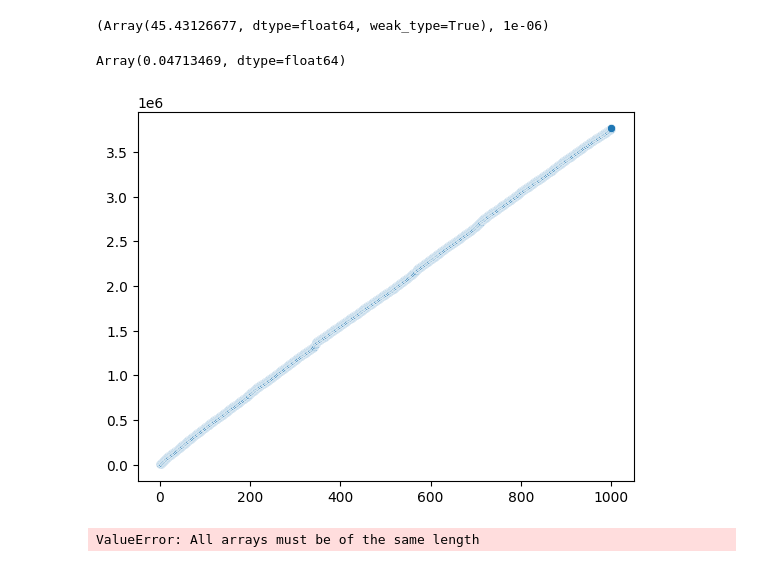
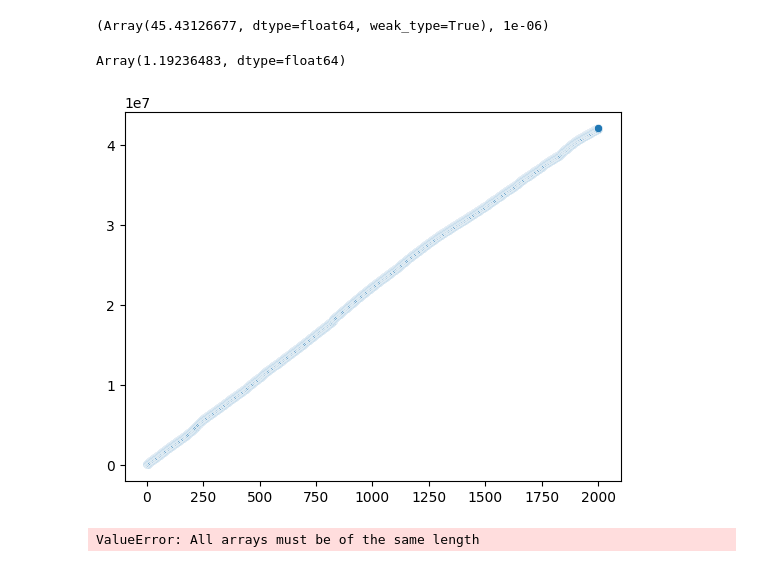
Before and after one commit to reubenharry/jax-md, a Jupyter notebook: notebooks/ad_mclmc.ipynb, the cells around one changed output. Cells and saved outputs as stored; diff of their text form; code cells hidden in the pictures.

Commit message:
masses

```diff
--- a/notebooks/ad_mclmc.ipynb
+++ b/notebooks/ad_mclmc.ipynb
@@ -78,18 +69,14 @@ class MD():
 displacement_fn, shift_fn = space.periodic(box[0][0][0].item())
 # displacement_fn, shift_fn = space.periodic_general(box[0])
 
+# kg**{1/2}*m = (1000*Av*g/Av)**{1/2}*1e-10A = nnp.sqrt(1000*Av)*nnp.sqrt(g)*1e-10A
 
 eps_in_si = 3*scipy.constants.femto * nnp.sqrt(3 * 688 * scipy.constants.k * T)
-eps_in_si
-
-# kg**{1/2}*m = (1000*Av*g/Av)**{1/2}*1e-10A = nnp.sqrt(1000*Av)*nnp.sqrt(g)*1e-10A
-
 si_to_gmol = nnp.sqrt(1000*scipy.constants.Avogadro)/scipy.constants.angstrom
-
 eps_val = eps_in_si * si_to_gmol
 
 target = MD(d = math.prod(pos.shape))
-sampler = Sampler(target, shift_fn=shift_fn, masses = jax.numpy.tile(mol.masses,3), frac_tune1=0.0, frac_tune2=0.0, frac_tune3=0.0, L = 30*eps_val,
+sampler = Sampler(target, shift_fn=shift_fn, masses = jax.numpy.tile(mol.masses,3), frac_tune1=0.0, frac_tune2=0.0, frac_tune3=0.0, L = 10*eps_val,
                   eps=eps_val)
 # %%
 eps_val
@@ -191,11 +185,11 @@ L, eps
 # %%
 import seaborn as sns
 
-sns.scatterplot(x=nnp.linspace(1,1000, num=1000),y=energy[::10])
+sns.scatterplot(x=nnp.linspace(1,2000, num=2000),y=energy[::10])
 nnp.square((energy[1:] - energy[:-1])/math.prod(pos.shape)).mean()
 # %% [output]
-Array(0.04713469, dtype=float64)
+Array(1.19236483, dtype=float64)
-[figure, old version]
+[figure, new version]
 # %%
 sns.scatterplot(x=nnp.linspace(1,1000, num=1000),y=energy[::10])
 # %% [output]
```
Also changed, not shown: parts of 7 cells of this notebook.
